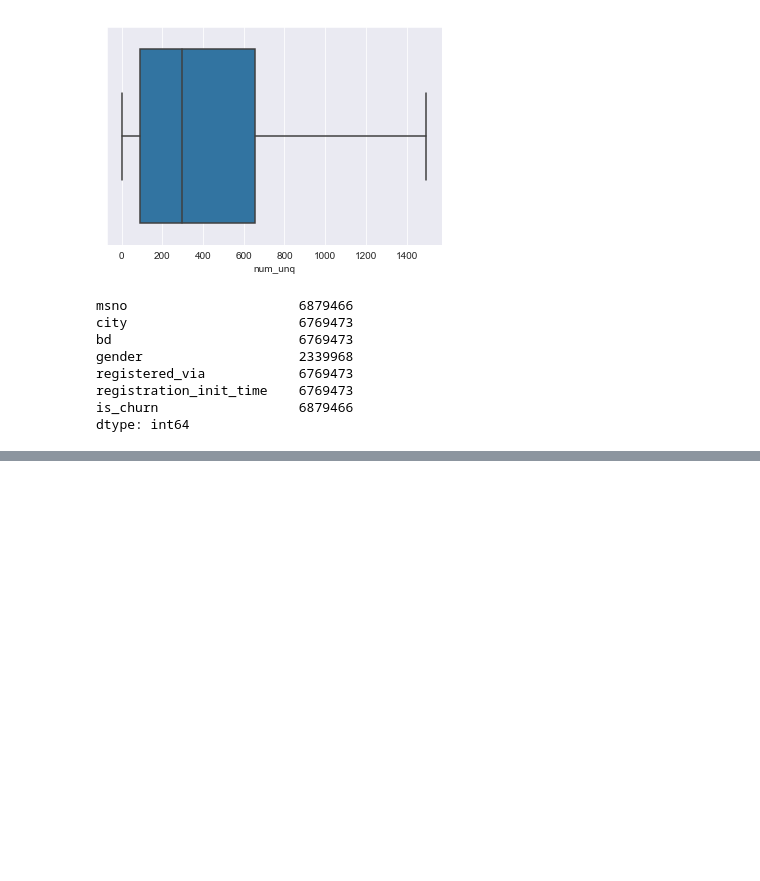
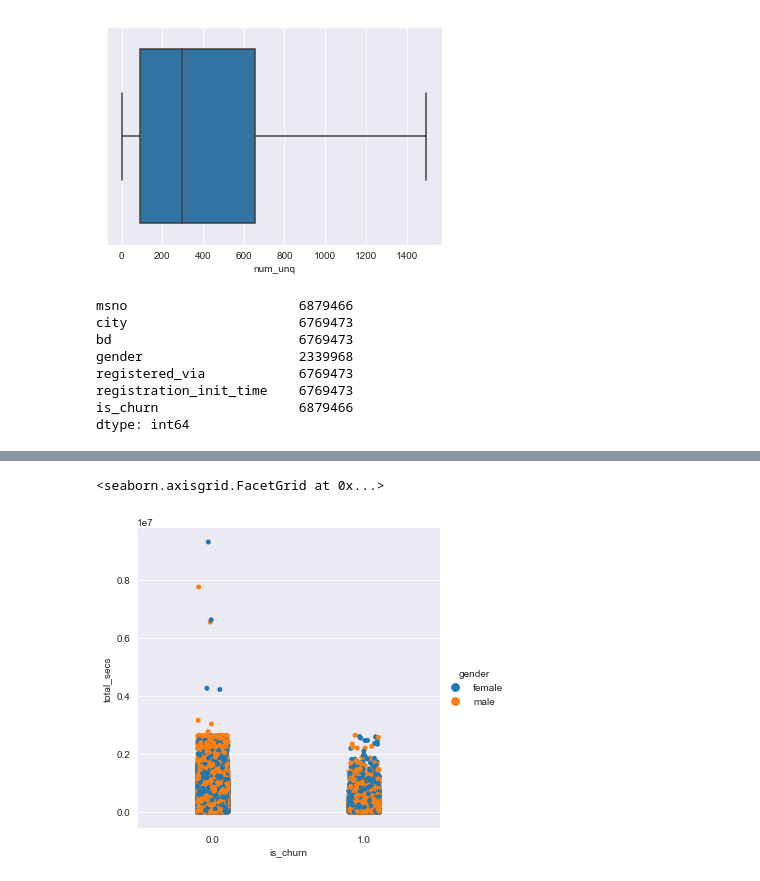
Before and after one commit to codefupanda/rendezvous_with_ml, a Jupyter notebook: week_02_data_analysis/day02_more_data_analysis_continued.ipynb, the cells around one changed output, grey strips where cells are left out. Cells and saved outputs as stored; diff of their text form; code cells hidden in the pictures; blank space fills up the shorter version.

```diff
--- a/week_02_data_analysis/day02_more_data_analysis_continued.ipynb
+++ b/week_02_data_analysis/day02_more_data_analysis_continued.ipynb
@@ -185,0 +211,5 @@ dtype: int64
+# %%
+sns.catplot(x='is_churn', y='total_secs', data=filtered_members, hue='gender')
+# %% [output]
+<seaborn.axisgrid.FacetGrid at 0x...>
+[figure, added]
```
Also changed, not shown: parts of 23 cells of this notebook.
